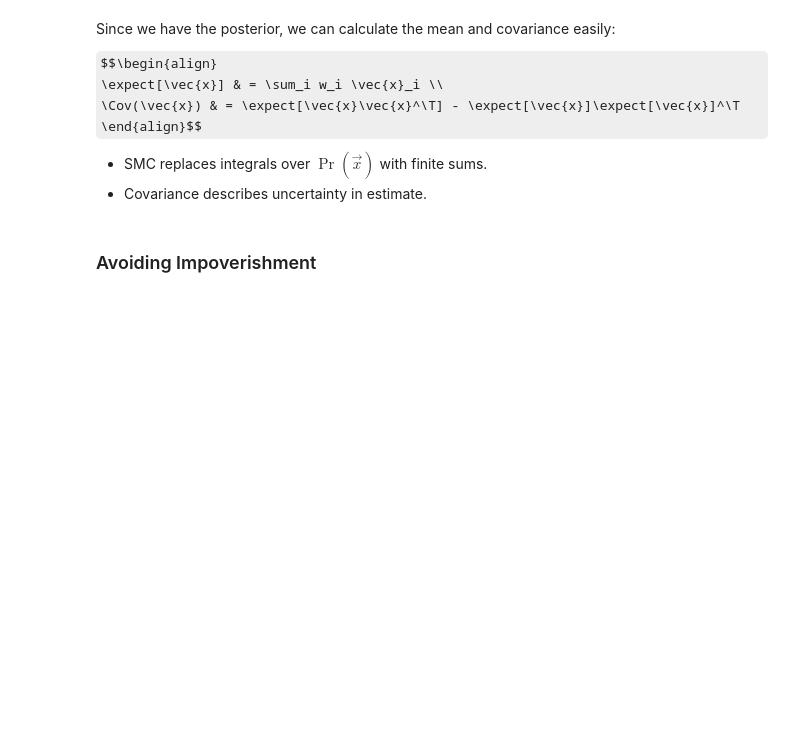
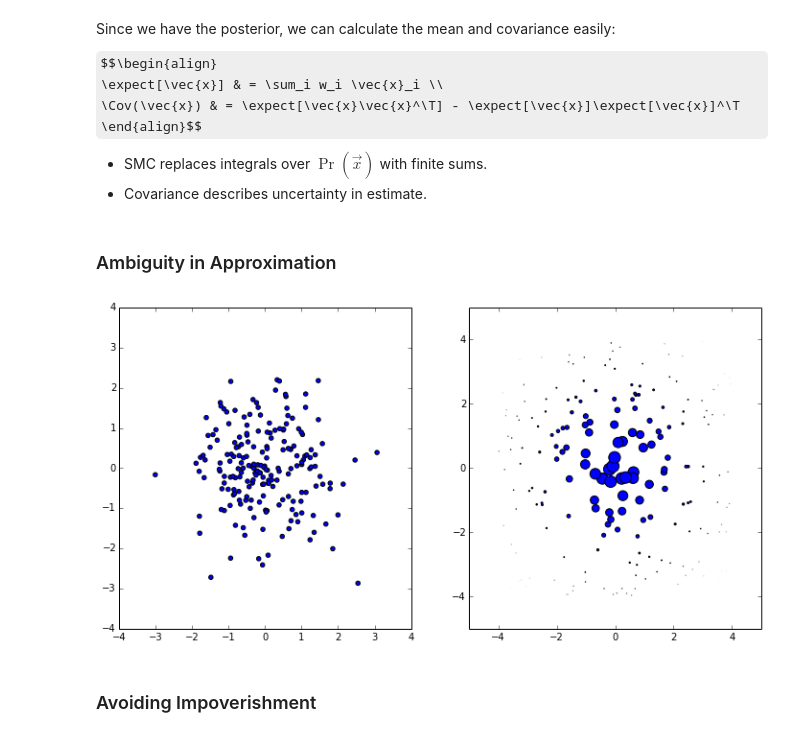
Before and after one commit to cgranade/cgranade.github.io, a Jupyter notebook: research/talks/sandia-2014/slides.ipynb, the cells around one changed output. Drawn from its saved outputs; the diff is of its cells as text; code cells hidden in the pictures; some formulas as TeX source; blank space fills up the shorter version.

```diff
--- a/research/talks/sandia-2014/slides.ipynb
+++ b/research/talks/sandia-2014/slides.ipynb
@@ -190,3 +192,5 @@ $$\begin{align}
 
 - SMC replaces integrals over $\Pr(\vec{x})$ with finite sums.
 - Covariance describes uncertainty in estimate.
+# %% [markdown]
+### Ambiguity in Approximation
@@ -193,3 +200,12 @@ $$\begin{align}
+# %%
+xs, ys = multivariate_normal([0, 0], identity(2), size=(200,)).T
+xs2, ys2 = 8 * np.random.random((2, 200)) - 4
+
+figure(figsize=(12,6))
+subplot(1,2,1); scatter(xs, ys); ylim(-4, 4)
+subplot(1,2,2); scatter(xs2, ys2, s=norm.pdf(xs2) * norm.pdf(ys2) * 1000);
+# %% [output]
+[figure, added]
 # %% [markdown]
 ### Avoiding Impoverishment
 # %% [markdown]
```
Also changed, not shown: parts of 3 cells of this notebook, 1 other file.
